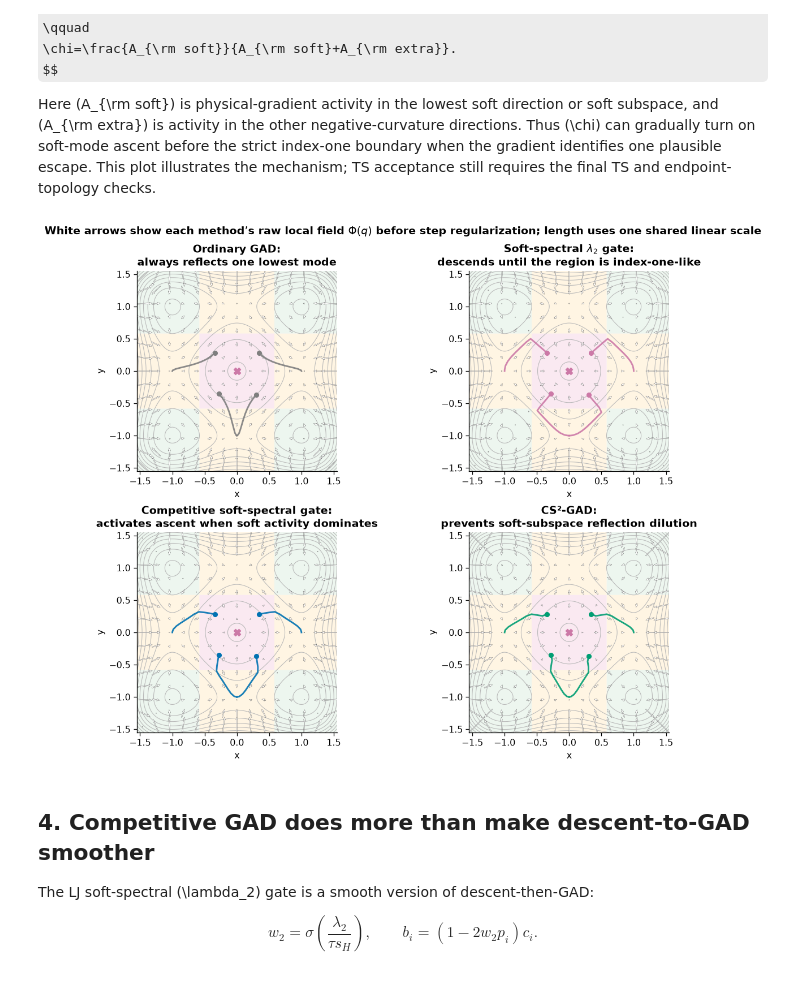
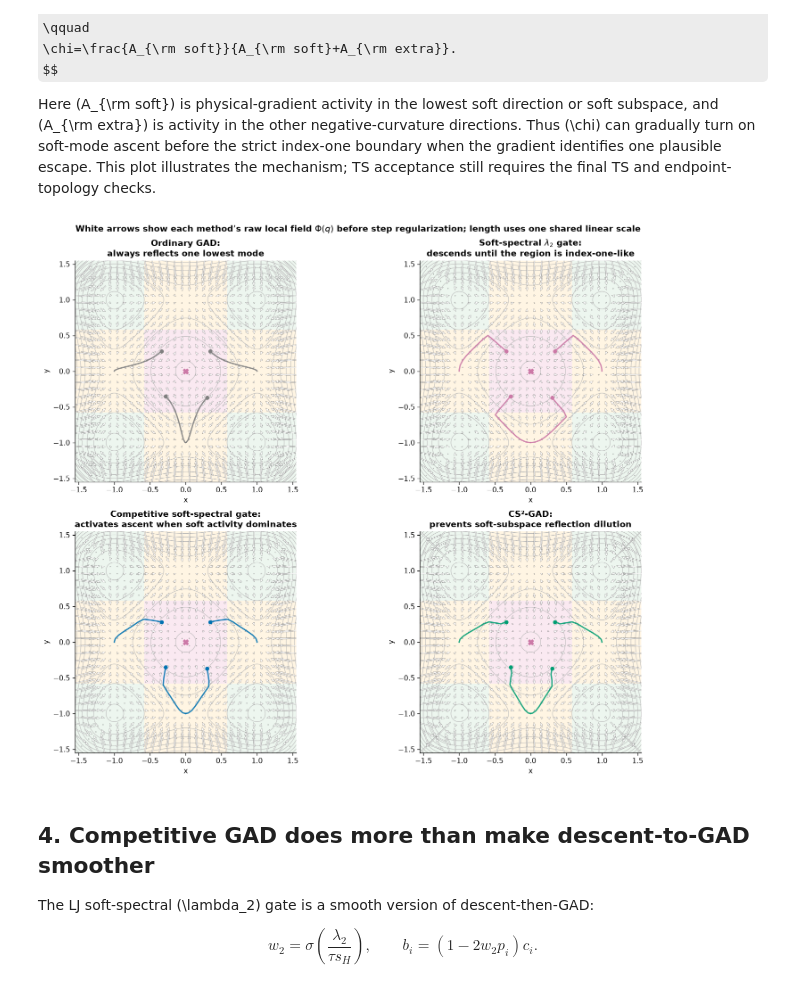
Before and after one commit to memo-ozdincer/GAD_plus, a Jupyter notebook: examples/gad_evolution_four_wells.ipynb, the cells around one changed output. Saved outputs shown, nothing was run; the diff lists cells and outputs as text; code cells hidden in the pictures; some formulas as TeX source.

Commit message:
Densify four-well method fields

```diff
--- a/examples/gad_evolution_four_wells.ipynb
+++ b/examples/gad_evolution_four_wells.ipynb
@@ -80,7 +80,7 @@ def draw_index_background(ax, *, legend=False):
             title="Exact local Morse index", frameon=False, loc="upper right", fontsize=8, title_fontsize=8,
         )
 
-def draw_method_field(ax, vectors, *, n=15, color="white", alpha=.90, width=.004):
+def draw_method_field(ax, vectors, *, n=30, color="white", alpha=.90, width=.004):
     """Draw the raw local method field with one shared linear display scale."""
     field_grid = np.linspace(-1.46, 1.46, n)
     qx, qy = np.meshgrid(field_grid, field_grid)
@@ -200,20 +200,20 @@ $$
 Here \(A_{\rm soft}\) is physical-gradient activity in the lowest soft direction or soft subspace, and \(A_{\rm extra}\) is activity in the other negative-curvature directions. Thus \(\chi\) can gradually turn on soft-mode ascent before the strict index-one boundary when the gradient identifies one plausible escape. This plot illustrates the mechanism; TS acceptance still requires the final TS and endpoint-topology checks.
 # %%
 starts = np.array([[.34,.28],[-.34,.28],[.30,-.37],[-.28,-.35]])
-fig, axes = plt.subplots(2, 2, figsize=(10.2, 8.3), constrained_layout=True)
+fig, axes = plt.subplots(2, 2, figsize=(13.4, 10.8), constrained_layout=True)
 for ax, policy in zip(axes.flat, POLICIES):
     draw_index_background(ax)
     draw_method_field(ax, lambda q, policy=policy: raw_field(q, policy))
     for start in starts:
         path = trace(start, policy)
         ax.plot(path[:,0], path[:,1], lw=1.8, color=COLORS[policy.key], alpha=.9)
         ax.scatter(*start, s=22, color=COLORS[policy.key], zorder=3)
     ax.scatter([0], [0], marker="X", s=55, c="#CC79A7", zorder=4)
     ax.set(title=policy.name, xlim=(-1.55,1.55), ylim=(-1.55,1.55), aspect="equal", xlabel="x", ylabel="y")
 fig.suptitle("White arrows show each method’s raw local field $\Phi(q)$ before step regularization; length uses one shared linear scale", fontsize=12, fontweight="bold")
 plt.show()
 # %% [output]
-[figure, old version]
+[figure, new version]
 # %% [markdown]
 ## 4. Competitive GAD does more than make descent-to-GAD smoother
 
```
Also changed, not shown: 1 other file.
